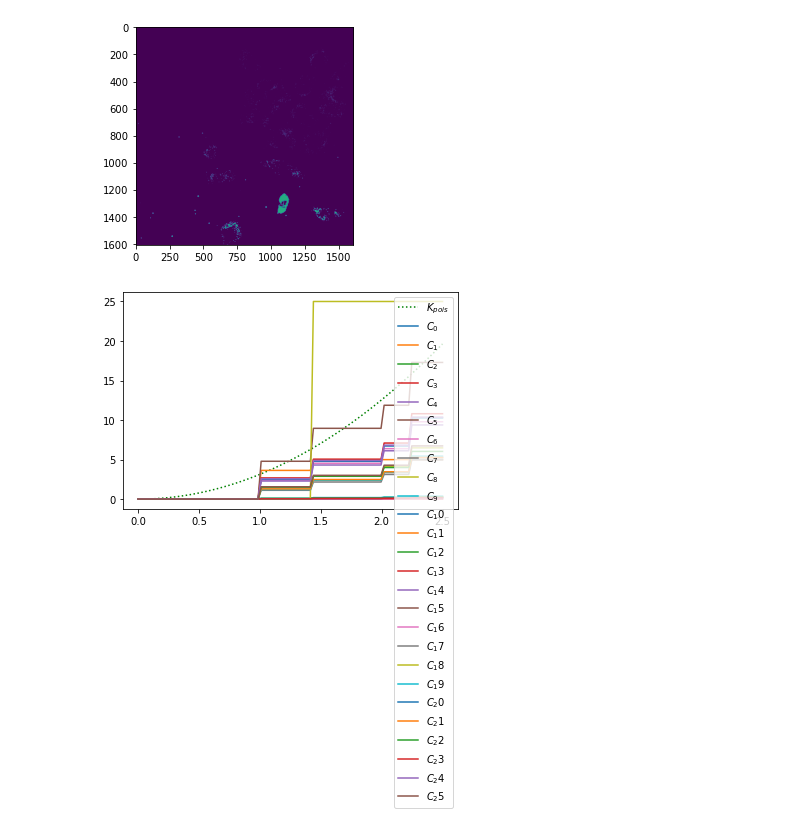
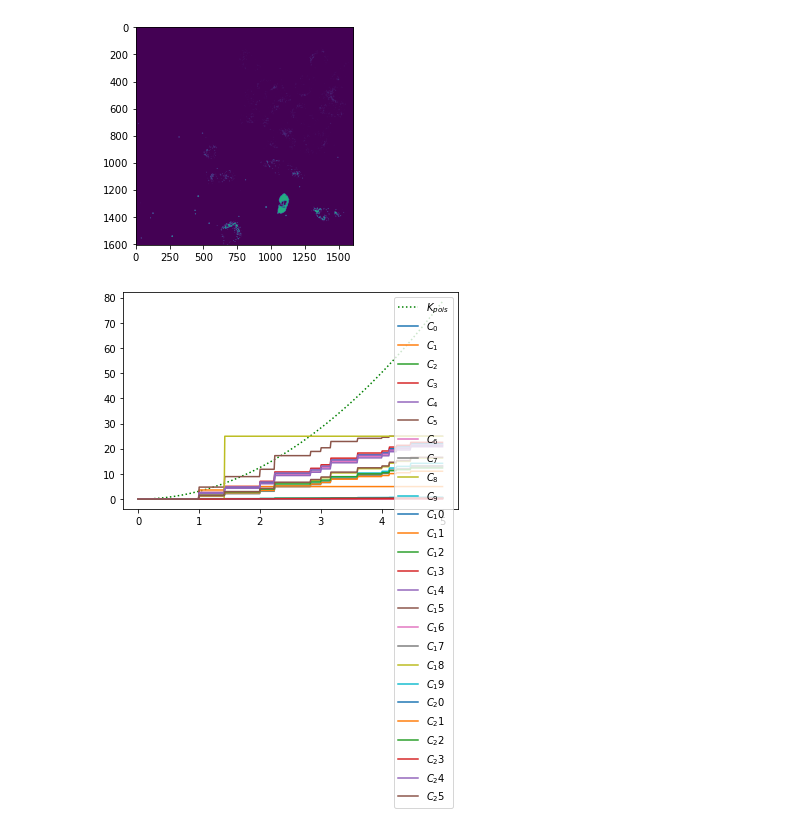
Before and after one commit to molonc/merFISH_report_pipeline, a Jupyter notebook: test_notebooks/clutering_metrics.ipynb, the cells around one changed output. Cells and saved outputs as stored; diff of their text form; code cells hidden in the pictures.

```diff
--- a/test_notebooks/clutering_metrics.ipynb
+++ b/test_notebooks/clutering_metrics.ipynb
@@ -98,19 +98,19 @@ plt.show()
 [figure]
 # %%
 #for each label, get the x-y coords, then run it through the astropy kestimator
-r = np.linspace(0, 2.5, 100)
+r = np.linspace(0, 5, 500)
 
 Kest = apstats.RipleysKEstimator(area=25)
 
 f,ax = plt.subplots()
 plt.plot(r, Kest.poisson(r), color='green', ls=':', label=r'$K_{pois}$')
 for c in range(num_groups):
     group_img = np.where(img_label_groups==c,img_label_groups,0)
     data_pts = np.transpose(np.nonzero(group_img))
     plt.plot(r, Kest(data=data_pts, radii=r, mode='none'),
          label=fr'$C_{c}$')
 
 plt.legend()
 plt.show()
 # %% [output]
-[figure, old version]
+[figure, new version]
```
